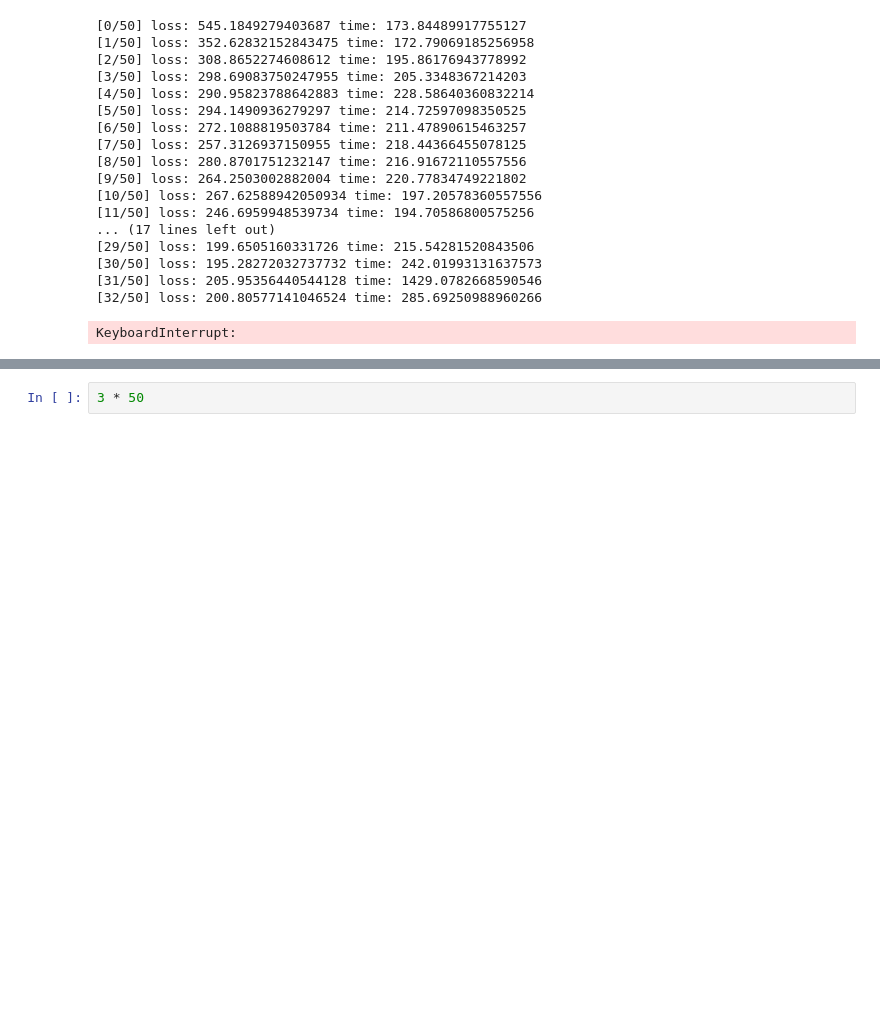
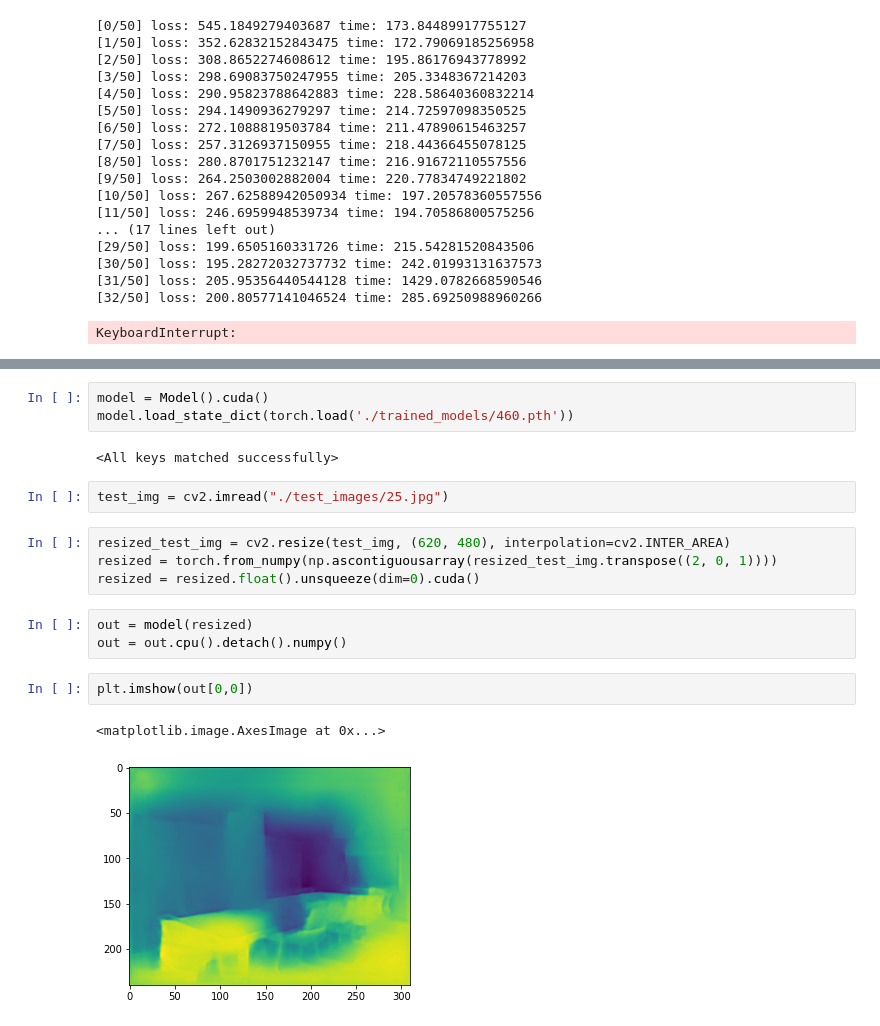
Before and after one commit to NitishNaineni/Monocular-Depth-Estimation, a Jupyter notebook: train.ipynb, the cells around one changed output, grey strips where cells are left out. Drawn from its saved outputs; the diff is of its cells as text; blank space fills up the shorter version.

```diff
--- a/train.ipynb
+++ b/train.ipynb
@@ -111,2 +112,19 @@ loss.item()
-# %%
-3 * 50
+# %%
+model = Model().cuda()
+model.load_state_dict(torch.load('./trained_models/460.pth'))
+# %% [output]
+<All keys matched successfully>
+# %%
+test_img = cv2.imread("./test_images/25.jpg")
+# %%
+resized_test_img = cv2.resize(test_img, (620, 480), interpolation=cv2.INTER_AREA)
+resized = torch.from_numpy(np.ascontiguousarray(resized_test_img.transpose((2, 0, 1))))
+resized = resized.float().unsqueeze(dim=0).cuda()
+# %%
+out = model(resized)
+out = out.cpu().detach().numpy()
+# %%
+plt.imshow(out[0,0])
+# %% [output]
+<matplotlib.image.AxesImage at 0x...>
+[figure, added]
```
Also changed, not shown: parts of 4 cells of this notebook, 1 other file.
